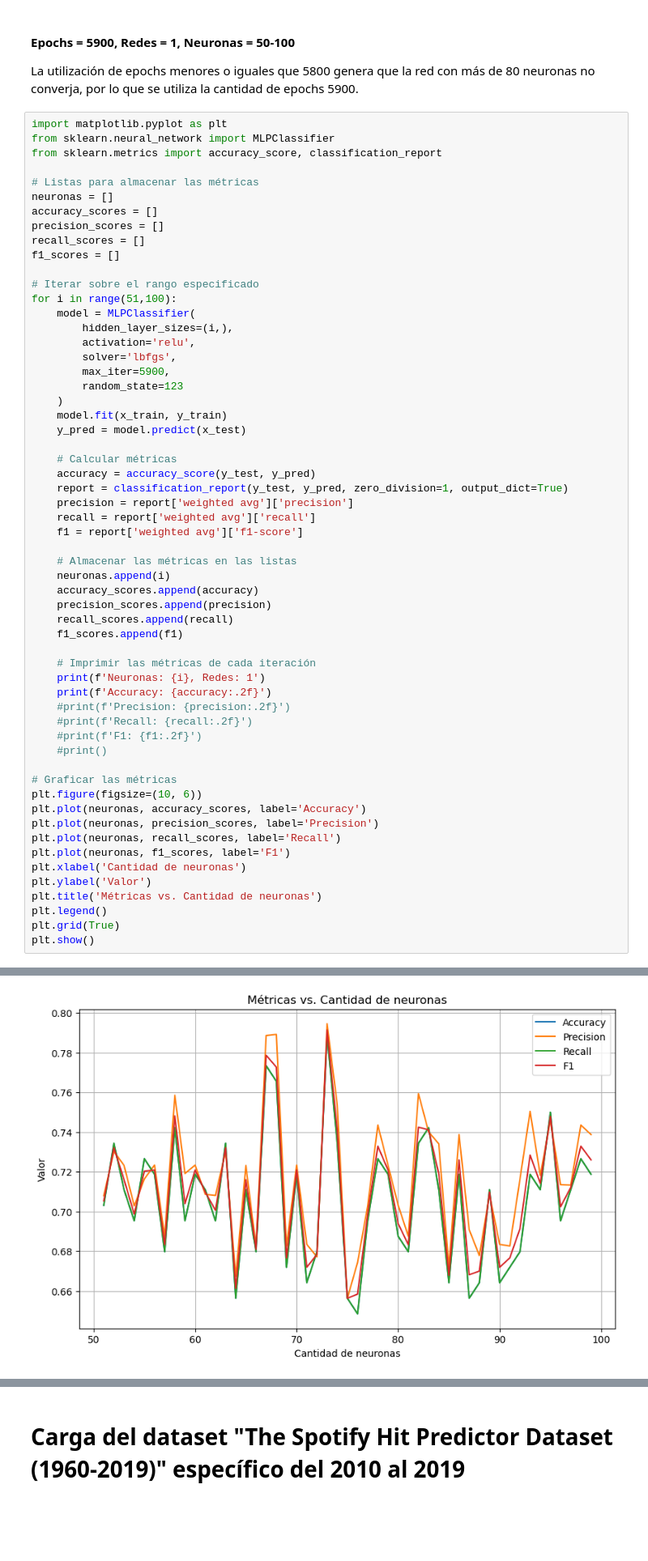
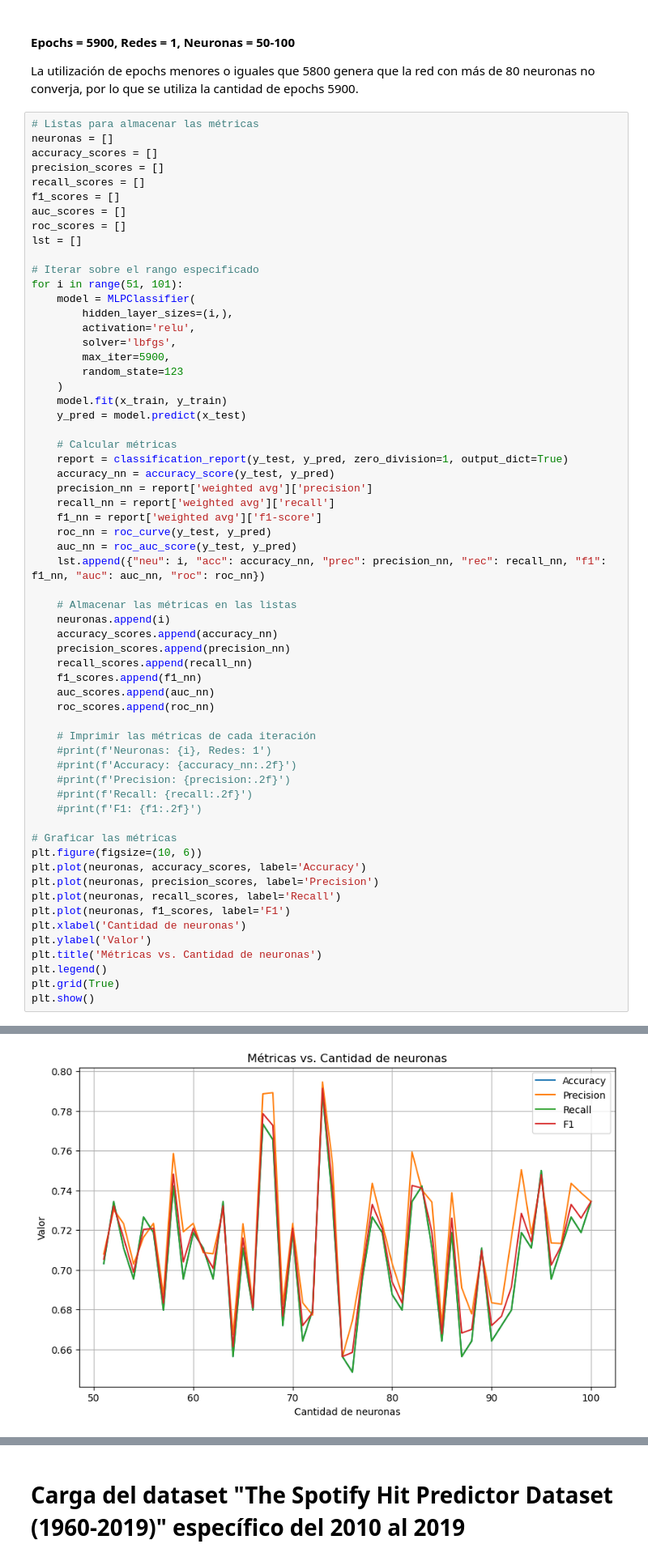
Before and after one commit to RavenInDisguise/ProyectoI_IA, a Jupyter notebook: proyecto_1.ipynb, the cells around one changed output, grey strips where cells are left out. Shown at 81% size. Cells and saved outputs as stored; diff of their text form; blank space fills up the shorter version.

```diff
--- a/proyecto_1.ipynb
+++ b/proyecto_1.ipynb
@@ -839,19 +685,18 @@ Accuracy: 0.72
 #### Epochs = 5900, Redes = 1, Neuronas = 50-100
 La utilización de epochs menores o iguales que 5800 genera que la red con más de 80 neuronas no converja, por lo que se utiliza la cantidad de epochs 5900.
 # %%
-import matplotlib.pyplot as plt
-from sklearn.neural_network import MLPClassifier
-from sklearn.metrics import accuracy_score, classification_report
-
 # Listas para almacenar las métricas
 neuronas = []
 accuracy_scores = []
 precision_scores = []
 recall_scores = []
 f1_scores = []
+auc_scores = []
+roc_scores = []
+lst = []
 
 # Iterar sobre el rango especificado
-for i in range(51,100):
+for i in range(51, 101):
     model = MLPClassifier(
         hidden_layer_sizes=(i,),
         activation='relu',
@@ -863,26 +708,30 @@ for i in range(51,100):
     y_pred = model.predict(x_test)
 
     # Calcular métricas
-    accuracy = accuracy_score(y_test, y_pred)
     report = classification_report(y_test, y_pred, zero_division=1, output_dict=True)
-    precision = report['weighted avg']['precision']
-    recall = report['weighted avg']['recall']
-    f1 = report['weighted avg']['f1-score']
+    accuracy_nn = accuracy_score(y_test, y_pred)
+    precision_nn = report['weighted avg']['precision']
+    recall_nn = report['weighted avg']['recall']
+    f1_nn = report['weighted avg']['f1-score']
+    roc_nn = roc_curve(y_test, y_pred)
+    auc_nn = roc_auc_score(y_test, y_pred)
+    lst.append({"neu": i, "acc": accuracy_nn, "prec": precision_nn, "rec": recall_nn, "f1": f1_nn, "auc": auc_nn, "roc": roc_nn})
 
     # Almacenar las métricas en las listas
     neuronas.append(i)
-    accuracy_scores.append(accuracy)
-    precision_scores.append(precision)
-    recall_scores.append(recall)
-    f1_scores.append(f1)
+    accuracy_scores.append(accuracy_nn)
+    precision_scores.append(precision_nn)
+    recall_scores.append(recall_nn)
+    f1_scores.append(f1_nn)
+    auc_scores.append(auc_nn)
+    roc_scores.append(roc_nn)
 
     # Imprimir las métricas de cada iteración
-    print(f'Neuronas: {i}, Redes: 1')
-    print(f'Accuracy: {accuracy:.2f}')
+    #print(f'Neuronas: {i}, Redes: 1')
+    #print(f'Accuracy: {accuracy_nn:.2f}')
     #print(f'Precision: {precision:.2f}')
     #print(f'Recall: {recall:.2f}')
     #print(f'F1: {f1:.2f}')
-    #print()
 
 # Graficar las métricas
 plt.figure(figsize=(10, 6))
@@ -917 +749 @@ Accuracy: 0.72
-[figure, old version]
+[figure, new version]
```
Also changed, not shown: parts of 41 cells of this notebook.
